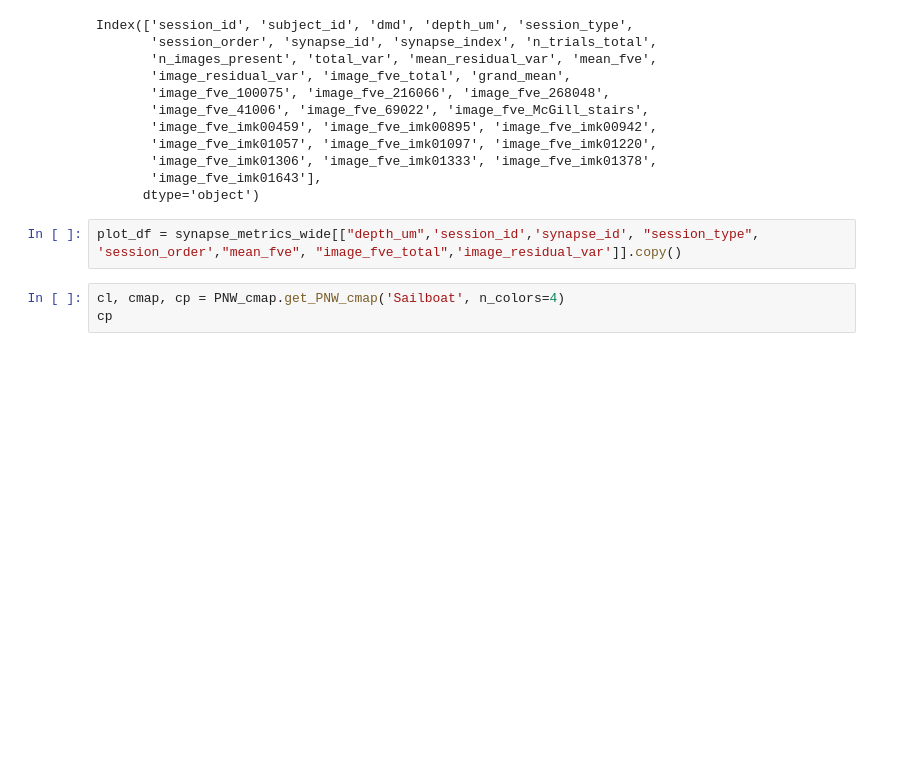
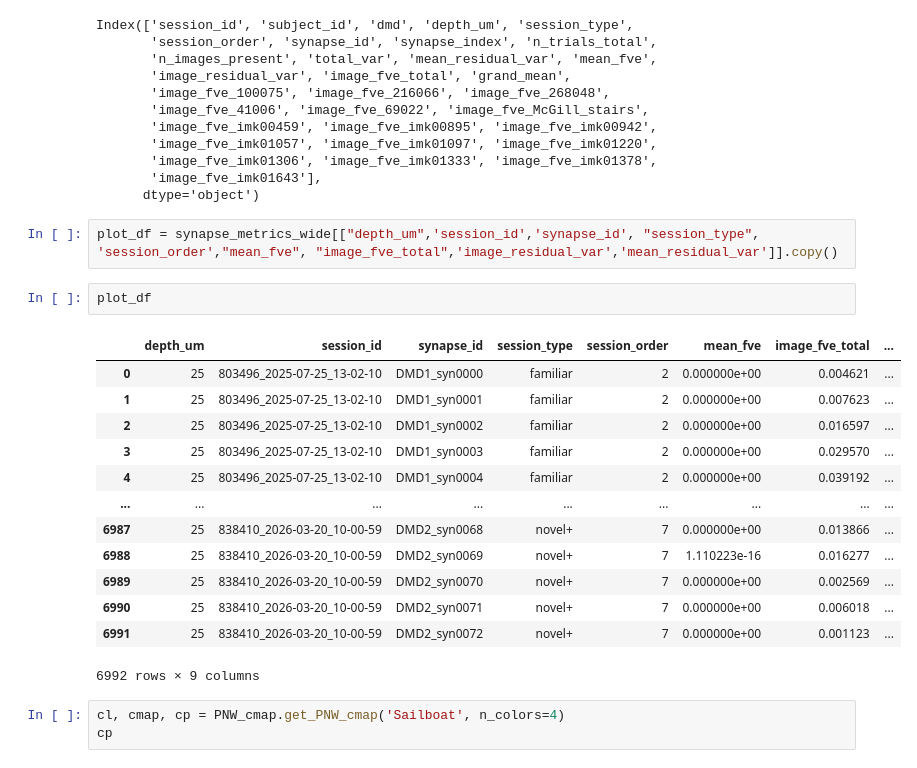
Before and after one commit to AMShelton/vip-slap2-analysis, a Jupyter notebook: notebooks/analysis/FVE.ipynb, the cells around one changed output. Drawn from its saved outputs; the diff is of its cells as text; blank space fills up the shorter version.

```diff
--- a/notebooks/analysis/FVE.ipynb
+++ b/notebooks/analysis/FVE.ipynb
@@ -464,7 +464,23 @@ Index(['session_id', 'subject_id', 'dmd', 'depth_um', 'session_type',
        'image_fve_imk01643'],
       dtype='object')
 # %%
-plot_df = synapse_metrics_wide[["depth_um",'session_id','synapse_id', "session_type", 'session_order',"mean_fve", "image_fve_total",'image_residual_var']].copy()
+plot_df = synapse_metrics_wide[["depth_um",'session_id','synapse_id', "session_type", 'session_order',"mean_fve", "image_fve_total",'image_residual_var','mean_residual_var']].copy()
+# %%
+plot_df
+# %% [output]
+|  | depth_um | session_id | synapse_id | session_type | session_order | mean_fve | image_fve_total | ... |
+| 0 | 25 | 803496_2025-07-25_13-02-10 | DMD1_syn0000 | familiar | 2 | 0.000000e+00 | 0.004621 | ... |
+| 1 | 25 | 803496_2025-07-25_13-02-10 | DMD1_syn0001 | familiar | 2 | 0.000000e+00 | 0.007623 | ... |
+| 2 | 25 | 803496_2025-07-25_13-02-10 | DMD1_syn0002 | familiar | 2 | 0.000000e+00 | 0.016597 | ... |
+| 3 | 25 | 803496_2025-07-25_13-02-10 | DMD1_syn0003 | familiar | 2 | 0.000000e+00 | 0.029570 | ... |
+| 4 | 25 | 803496_2025-07-25_13-02-10 | DMD1_syn0004 | familiar | 2 | 0.000000e+00 | 0.039192 | ... |
+| ... | ... | ... | ... | ... | ... | ... | ... | ... |
+| 6987 | 25 | 838410_2026-03-20_10-00-59 | DMD2_syn0068 | novel+ | 7 | 0.000000e+00 | 0.013866 | ... |
+| 6988 | 25 | 838410_2026-03-20_10-00-59 | DMD2_syn0069 | novel+ | 7 | 1.110223e-16 | 0.016277 | ... |
+| 6989 | 25 | 838410_2026-03-20_10-00-59 | DMD2_syn0070 | novel+ | 7 | 0.000000e+00 | 0.002569 | ... |
+| 6990 | 25 | 838410_2026-03-20_10-00-59 | DMD2_syn0071 | novel+ | 7 | 0.000000e+00 | 0.006018 | ... |
+| 6991 | 25 | 838410_2026-03-20_10-00-59 | DMD2_syn0072 | novel+ | 7 | 0.000000e+00 | 0.001123 | ... |
+6992 rows × 9 columns
 # %%
 cl, cmap, cp = PNW_cmap.get_PNW_cmap('Sailboat', n_colors=4)
 cp
```
Also changed, not shown: parts of 10 cells of this notebook, 7 other files.
